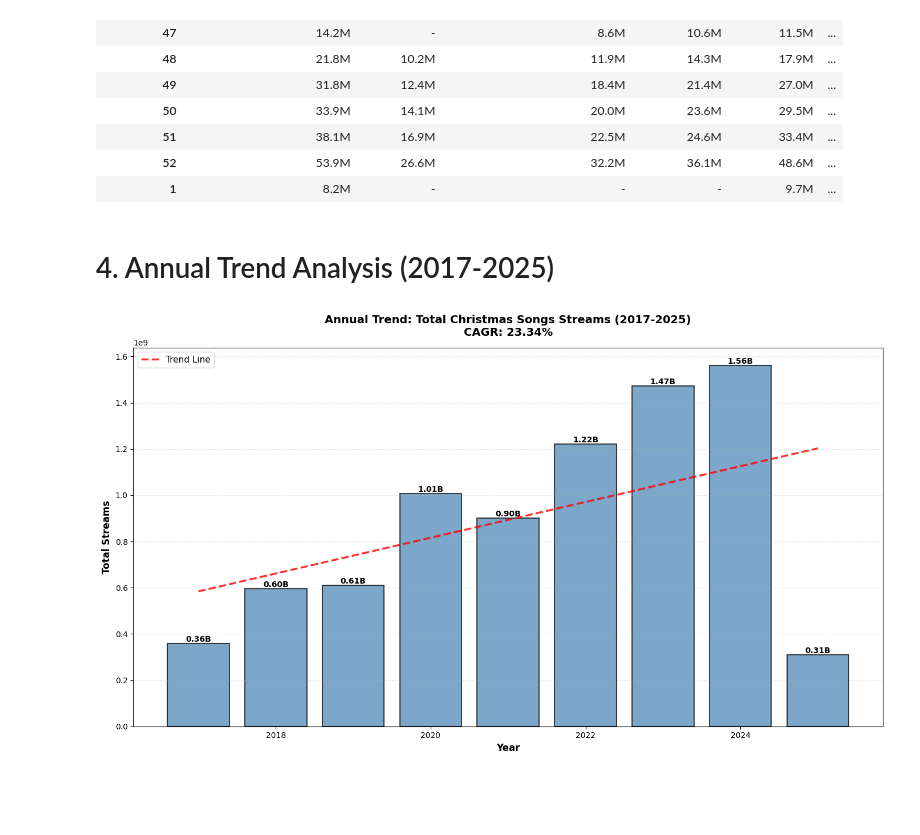
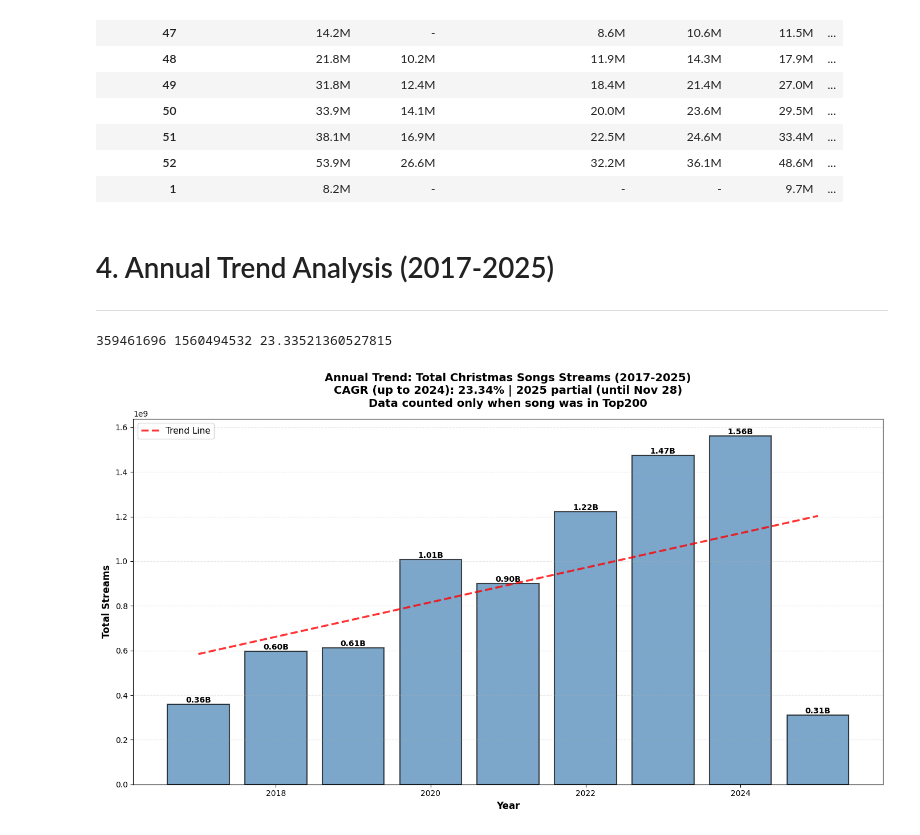
Before and after one commit to JonasSouza871/Christmas_Songs_Spotify_Analysis, a Jupyter notebook: temporal_analysis.ipynb, the cells around one changed output. Saved outputs shown, nothing was run; the diff lists cells and outputs as text; code cells hidden in the pictures; blank space fills up the shorter version.

```diff
--- a/temporal_analysis.ipynb
+++ b/temporal_analysis.ipynb
@@ -259,35 +259,59 @@ Average streams by week for each song (in millions):
 | 1 | 8.2M | - | - | - | 9.7M | ... |
 # %% [markdown]
 # 4. Annual Trend Analysis (2017-2025)
+
+---------
+# %%
+df['year'] = df['date'].dt.year #creates a new year column for the dataframe. the code extracts the year from the date column
+annual_streams = df.groupby(['year', 'track'])['streams'].sum().reset_index() #groups data by year and song and calculates the number of streams for each one
+annual_streams_total = df.groupby('year')['streams'].sum().reset_index() #groups only by year, ignoring which song it is, thus seeing only the sum of all streams from the 7 songs in the year
+# %%
+# Calculate CAGR (Compound Annual Growth Rate) from 2017 to 2024
+initial_value = annual_streams_total[annual_streams_total['year'] == 2017]['streams'].values[0] # gets total streams in 2017
+final_value = annual_streams_total[annual_streams_total['year'] == 2024]['streams'].values[0]  #gets total streams in 2024 (last complete year)
+years = 2024- 2017 #difference between years
+cagr = (((final_value / initial_value) ** (1 / years)) - 1) * 100 #annual growth rate
+print(initial_value, final_value, cagr)
+# %% [output]
+359461696 1560494532 23.33521360527815
 # %%
 #Visualization: Total streams per year with trend line
 fig, ax1 = plt.subplots(figsize=(14, 8))
-bars = ax1.bar(annual_streams_total['year'], annual_streams_total['streams'], #Bar chart for total streams
-               color='steelblue', alpha=0.7, edgecolor='black', linewidth=1.5)
+bars = ax1.bar(annual_streams_total['year'], annual_streams_total['streams'], #Creates vertical bars from total streams data of the 7 songs combined (declared above)
+               color='steelblue', alpha=0.7, edgecolor='black', linewidth=1.5) #x axis being years and y axis being total streams in the year
 
 #Add value labels on bars
-for bar in bars:
-    height = bar.get_height()
-    ax1.text(bar.get_x() + bar.get_width()/2., height,
+for bar in bars: #iterates through each bar individually
+    height = bar.get_height() #gets the numeric value of the bar, height will be the total streams in the year
+    ax1.text(bar.get_x() + bar.get_width()/2., height, #text label on graph, shifts text to center of bar
              f'{height/1e9:.2f}B',
-             ha='center', va='bottom', fontsize=10, fontweight='bold')
+             ha='center', va='bottom', fontsize=10, fontweight='bold') #text alignment
 
 # Trend line (linear regression)
-z = np.polyfit(annual_streams_total['year'], annual_streams_total['streams'], 1)
-p = np.poly1d(z)
-ax1.plot(annual_streams_total['year'], p(annual_streams_total['year']),
+z = np.polyfit(annual_streams_total['year'], annual_streams_total['streams'], 1)#performs polynomial fitting on data:
+#x → horizontal axis (year)
+#y → vertical axis (streams)
+#deg -> 1, linear regression
+p = np.poly1d(z) #creates a polynomial function from the coefficients.
+ax1.plot(annual_streams_total['year'], p(annual_streams_total['year']), # p(annual_streams_total['year'] -> find streams value from streams quantity input
+                                                                        # from m values found above in regression
          "r--", linewidth=2.5, label=f'Trend Line', alpha=0.8)
 
 ax1.set_xlabel('Year', fontsize=12, fontweight='bold')
 ax1.set_ylabel('Total Streams', fontsize=12, fontweight='bold')
-ax1.set_title(f'Annual Trend: Total Christmas Songs Streams (2017-2025)\nCAGR: {cagr:.2f}%',
-              fontsize=14, fontweight='bold', pad=15)
+ax1.set_title(
+    f'Annual Trend: Total Christmas Songs Streams (2017-2025)\n'
+    f'CAGR (up to 2024): {cagr:.2f}% | 2025 partial (until Nov 28)\n'
+    f'Data counted only when song was in Top200',
+    fontsize=14, fontweight='bold', pad=15
+)
+
 ax1.ticklabel_format(style='scientific', axis='y', scilimits=(0,0))
 ax1.grid(True, alpha=0.3, linestyle='--', axis='y')
 ax1.legend(loc='upper left', fontsize=11)
 
 plt.tight_layout()
 plt.show()
 # %% [output]
-[figure, old version]
+[figure, new version]
 # %%
```
Also changed, not shown: parts of 2 cells of this notebook.
